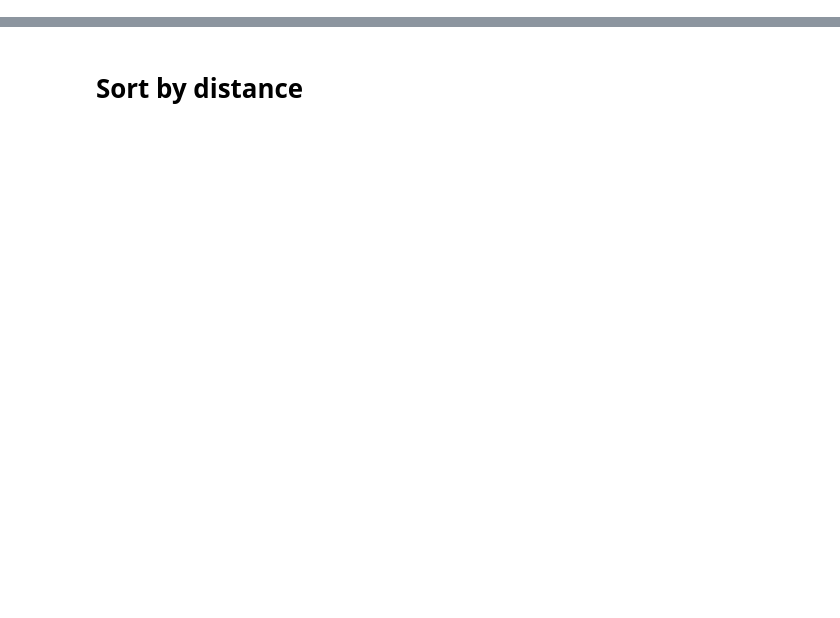
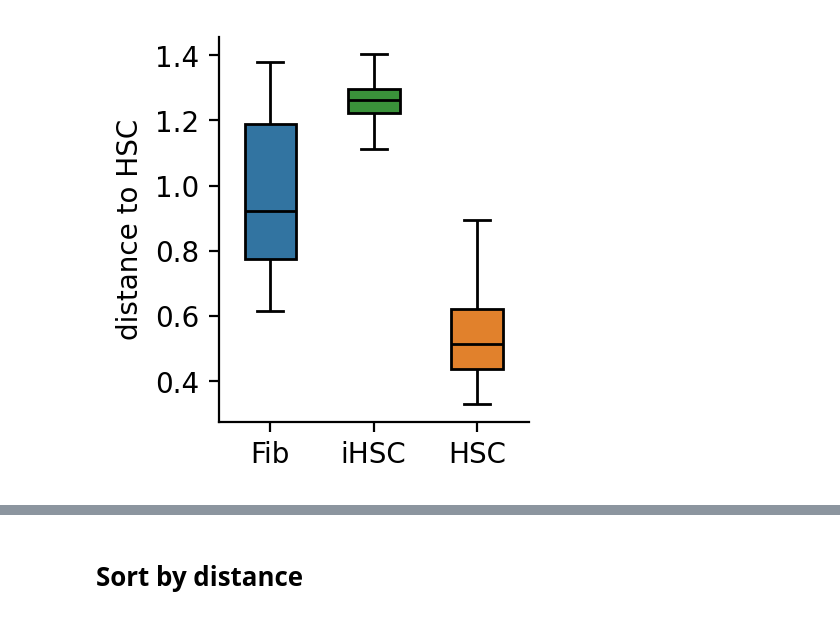
Before and after one commit to CooperStansbury/ONT-single-cell, a Jupyter notebook: notebooks/FIGURE_4_REF.ipynb, the cells around one changed output, grey strips where cells are left out. Cells and saved outputs as stored; diff of their text form; code cells hidden in the pictures; blank space fills up the shorter version.

```diff
--- a/notebooks/FIGURE_4_REF.ipynb
+++ b/notebooks/FIGURE_4_REF.ipynb
@@ -299,0 +253,26 @@ computing density on 'umap'
+# %%
+target_type = 'HSC'
+target = bdata[bdata.obs['standard_cell_type'] == target_type, :].copy()
+
+X = bdata.obsm['X_scANVI']
+X_target = target.obsm['X_scANVI']
+
+print(f"{X.shape=}")
+print(f"{X_target.shape=}")
+
+metric = 'cosine'
+
+D = cdist(X, X_target, metric)
+print(f"{D.shape=}")
+
+ddf = pd.DataFrame({
+    'cell_id' : bdata.obs_names,
+    'cell_type' : bdata.obs['standard_cell_type'].values,
+    'cluster_str' : bdata.obs['cluster_str'].values,
+    'mean_dist' : D.mean(axis=1),
+    'min_dist' : D.min(axis=1),
+    'max_dist' : D.max(axis=1),
+})
+
+ddf = ddf.sort_values(by='cell_type')
+ddf.head()
@@ -299,0 +289,20 @@ computing density on 'umap'
+# %%
+plt.rcParams['figure.dpi'] = 200
+plt.rcParams['figure.figsize'] = 2, 2.5
+
+sns.boxplot(
+    data=ddf,
+    x='cell_type',
+    y='mean_dist',
+    hue='cell_type',
+    width=0.5,
+    linecolor='k',
+    order=['Fib', 'iHSC', 'HSC'],
+    showfliers=False,
+)
+
+plt.xlabel("")
+plt.ylabel("distance to HSC")
+sns.despine()
+# %% [output]
+[figure, added]
```
Also changed, not shown: parts of 49 cells of this notebook, 7 other files.
